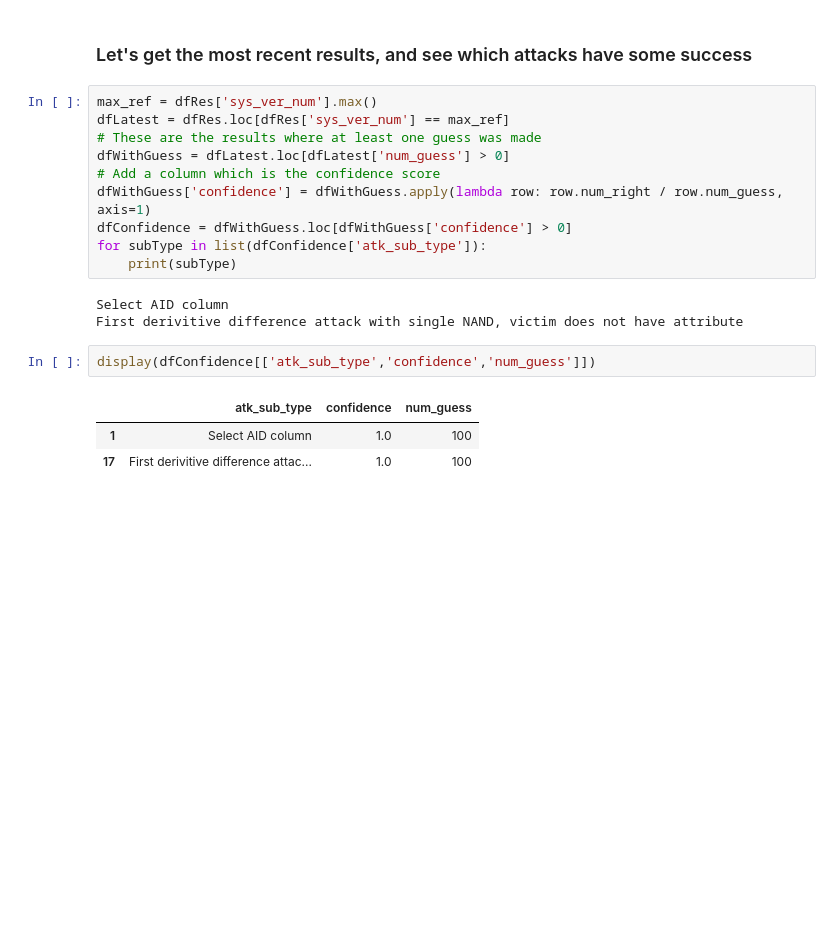
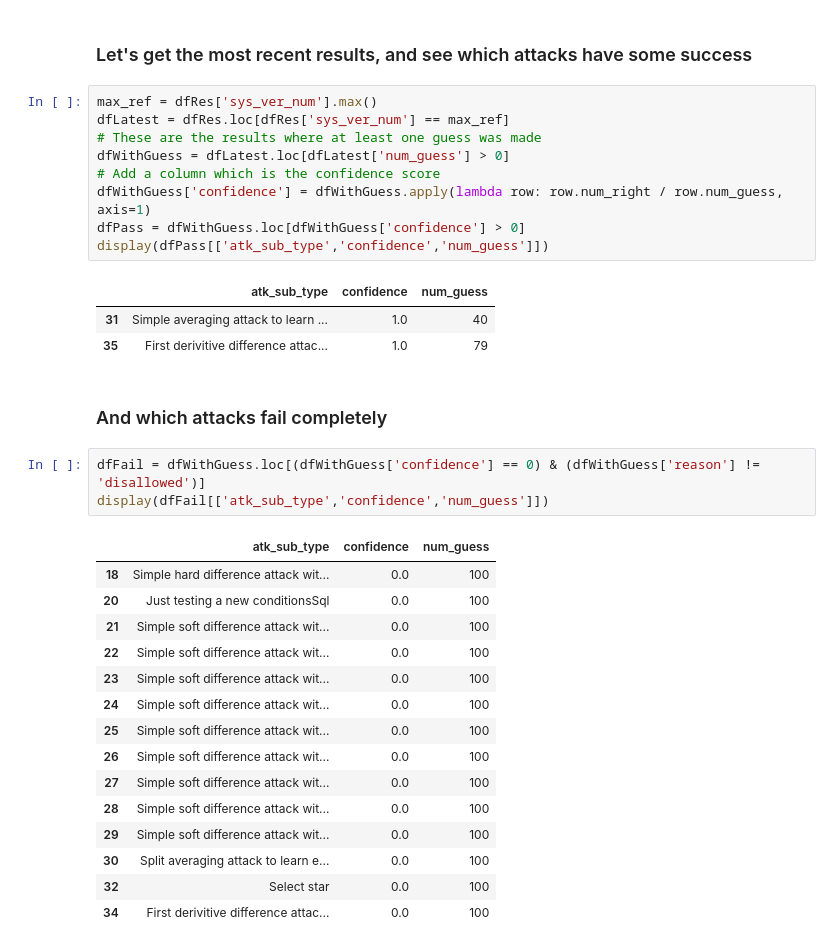
Before and after one commit to iaBIH/attacker, a Jupyter notebook: results.ipynb, the cells around one changed output. Drawn from its saved outputs; the diff is of its cells as text; blank space fills up the shorter version.

```diff
--- a/results.ipynb
+++ b/results.ipynb
@@ -44,15 +49,30 @@ dfLatest = dfRes.loc[dfRes['sys_ver_num'] == max_ref]
 dfWithGuess = dfLatest.loc[dfLatest['num_guess'] > 0]
 # Add a column which is the confidence score
 dfWithGuess['confidence'] = dfWithGuess.apply(lambda row: row.num_right / row.num_guess, axis=1)
-dfConfidence = dfWithGuess.loc[dfWithGuess['confidence'] > 0]
-for subType in list(dfConfidence['atk_sub_type']):
-    print(subType)
+dfPass = dfWithGuess.loc[dfWithGuess['confidence'] > 0]
+display(dfPass[['atk_sub_type','confidence','num_guess']])
 # %% [output]
-Select AID column
-First derivitive difference attack with single NAND, victim does not have attribute
+|  | atk_sub_type | confidence | num_guess |
+| 31 | Simple averaging attack to learn ... | 1.0 | 40 |
+| 35 | First derivitive difference attac... | 1.0 | 79 |
-# %%
-display(dfConfidence[['atk_sub_type','confidence','num_guess']])
-# %% [output]
-|  | atk_sub_type | confidence | num_guess |
-| 1 | Select AID column | 1.0 | 100 |
-| 17 | First derivitive difference attac... | 1.0 | 100 |
+# %% [markdown]
+### And which attacks fail completely
+# %%
+dfFail = dfWithGuess.loc[(dfWithGuess['confidence'] == 0) & (dfWithGuess['reason'] != 'disallowed')]
+display(dfFail[['atk_sub_type','confidence','num_guess']])
+# %% [output]
+|  | atk_sub_type | confidence | num_guess |
+| 18 | Simple hard difference attack wit... | 0.0 | 100 |
+| 20 | Just testing a new conditionsSql | 0.0 | 100 |
+| 21 | Simple soft difference attack wit... | 0.0 | 100 |
+| 22 | Simple soft difference attack wit... | 0.0 | 100 |
+| 23 | Simple soft difference attack wit... | 0.0 | 100 |
+| 24 | Simple soft difference attack wit... | 0.0 | 100 |
+| 25 | Simple soft difference attack wit... | 0.0 | 100 |
+| 26 | Simple soft difference attack wit... | 0.0 | 100 |
+| 27 | Simple soft difference attack wit... | 0.0 | 100 |
+| 28 | Simple soft difference attack wit... | 0.0 | 100 |
+| 29 | Simple soft difference attack wit... | 0.0 | 100 |
+| 30 | Split averaging attack to learn e... | 0.0 | 100 |
+| 32 | Select star | 0.0 | 100 |
+| 34 | First derivitive difference attac... | 0.0 | 100 |
```
Also changed, not shown: parts of 2 cells of this notebook, 3 other files.
